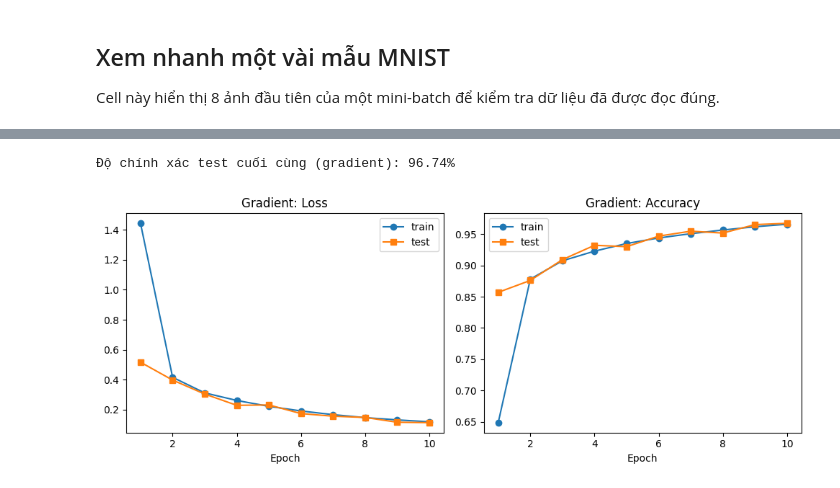
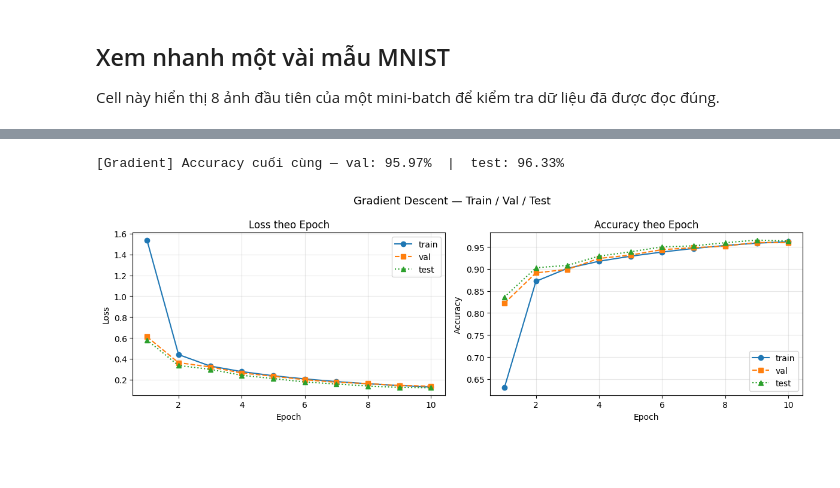
Before and after one commit to ChuLinh02/Math4AI, a Jupyter notebook: Lab1_MNIST_CNN.ipynb, the cells around one changed output, grey strips where cells are left out. Drawn from its saved outputs; the diff is of its cells as text; code cells hidden in the pictures; blank space fills up the shorter version.

```diff
--- a/Lab1_MNIST_CNN.ipynb
+++ b/Lab1_MNIST_CNN.ipynb
@@ -199,24 +418,33 @@ Cell này in accuracy cuối cùng và vẽ biểu đồ loss/accuracy theo epoc
 # %%
-print(f"Độ chính xác test cuối cùng (gradient): {history_grad['test_acc'][-1] * 100:.2f}%")
+print(f"[Gradient] Accuracy cuối cùng — val: {history_grad['val_acc'][-1]*100:.2f}%  |  test: {history_grad['test_acc'][-1]*100:.2f}%")
 
-epoch_axis = range(1, len(history_grad["train_loss"]) + 1)
-fig, axes = plt.subplots(1, 2, figsize=(10, 4))
+epoch_axis = range(1, epochs_grad + 1)
+fig, axes = plt.subplots(1, 2, figsize=(12, 4))
+fig.suptitle("Gradient Descent — Train / Val / Test", fontsize=13)
 
+# --- Biểu đồ Loss ---
 axes[0].plot(epoch_axis, history_grad["train_loss"], marker="o", label="train")
-axes[0].plot(epoch_axis, history_grad["test_loss"], marker="s", label="test")
-axes[0].set_title("Gradient: Loss")
+axes[0].plot(epoch_axis, history_grad["val_loss"],   marker="s", label="val",  linestyle="--")
+axes[0].plot(epoch_axis, history_grad["test_loss"],  marker="^", label="test", linestyle=":")
+axes[0].set_title("Loss theo Epoch")
 axes[0].set_xlabel("Epoch")
+axes[0].set_ylabel("Loss")
 axes[0].legend()
+axes[0].grid(True, alpha=0.3)
 
+# --- Biểu đồ Accuracy ---
 axes[1].plot(epoch_axis, history_grad["train_acc"], marker="o", label="train")
-axes[1].plot(epoch_axis, history_grad["test_acc"], marker="s", label="test")
-axes[1].set_title("Gradient: Accuracy")
+axes[1].plot(epoch_axis, history_grad["val_acc"],   marker="s", label="val",  linestyle="--")
+axes[1].plot(epoch_axis, history_grad["test_acc"],  marker="^", label="test", linestyle=":")
+axes[1].set_title("Accuracy theo Epoch")
 axes[1].set_xlabel("Epoch")
+axes[1].set_ylabel("Accuracy")
 axes[1].legend()
+axes[1].grid(True, alpha=0.3)
 
 plt.tight_layout()
 plt.show()
 # %% [output]
-Độ chính xác test cuối cùng (gradient): 96.74%
+[Gradient] Accuracy cuối cùng — val: 95.97%  |  test: 96.33%
-[figure, old version]
+[figure, new version]
 # %% [markdown]
```
Also changed, not shown: parts of 20 cells of this notebook.
